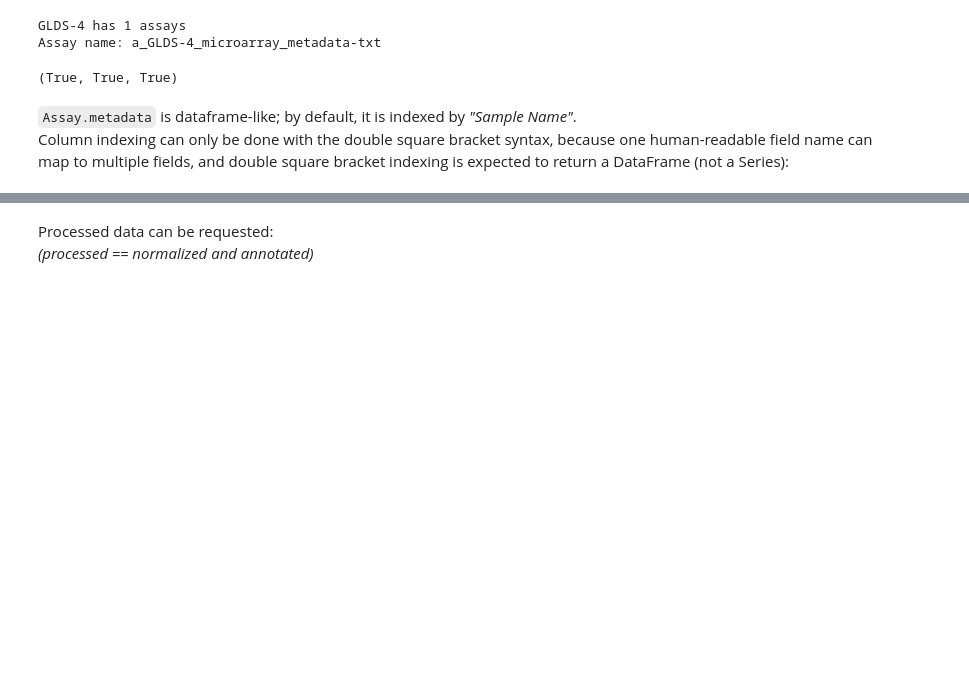
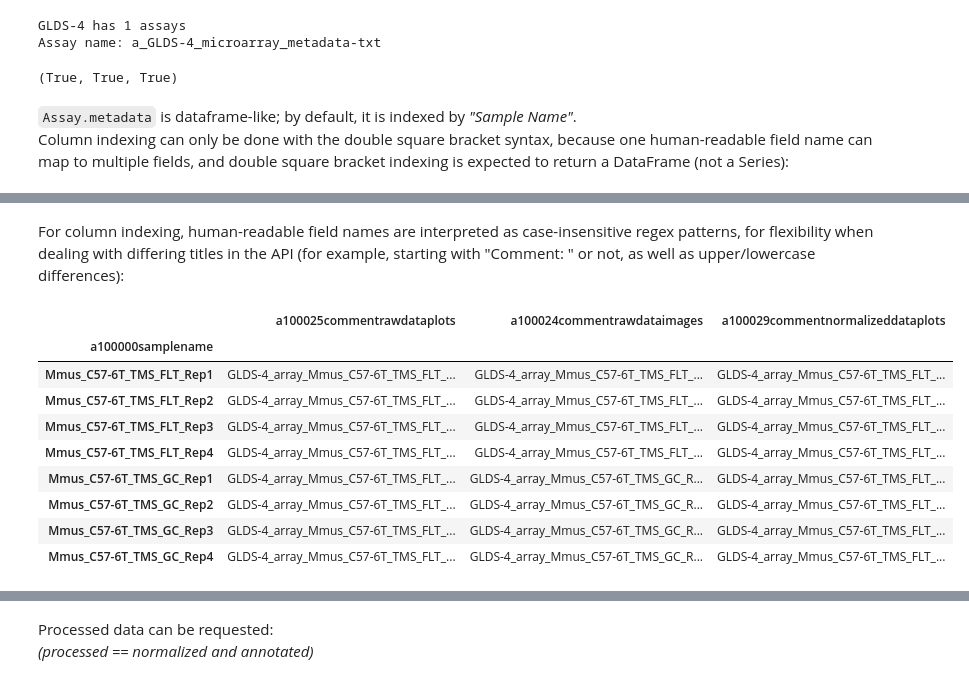
Before and after one commit to LankyCyril/genefab, a Jupyter notebook: genefab-demo.ipynb, the cells around one changed output, grey strips where cells are left out. Saved outputs shown, nothing was run; the diff lists cells and outputs as text; code cells hidden in the pictures; blank space fills up the shorter version.

Commit message:
Modified demo to include new indexing behavior

```diff
--- a/genefab-demo.ipynb
+++ b/genefab-demo.ipynb
@@ -33,3 +33,18 @@ assay.metadata[["Protocol REF"]]
+# %% [markdown]
+For column indexing, human-readable field names are interpreted as case-insensitive regex patterns, for flexibility when dealing with differing titles in the API (for example, starting with "Comment:  " or not, as well as upper/lowercase differences):
+# %%
+assay.metadata[["plots", "images"]]
+# %% [output]
+|  | a100025commentrawdataplots | a100024commentrawdataimages | a100029commentnormalizeddataplots |
+| a100000samplename |  |  |  |
+| Mmus_C57-6T_TMS_FLT_Rep1 | GLDS-4_array_Mmus_C57-6T_TMS_FLT_... | GLDS-4_array_Mmus_C57-6T_TMS_FLT_... | GLDS-4_array_Mmus_C57-6T_TMS_FLT_... |
+| Mmus_C57-6T_TMS_FLT_Rep2 | GLDS-4_array_Mmus_C57-6T_TMS_FLT_... | GLDS-4_array_Mmus_C57-6T_TMS_FLT_... | GLDS-4_array_Mmus_C57-6T_TMS_FLT_... |
+| Mmus_C57-6T_TMS_FLT_Rep3 | GLDS-4_array_Mmus_C57-6T_TMS_FLT_... | GLDS-4_array_Mmus_C57-6T_TMS_FLT_... | GLDS-4_array_Mmus_C57-6T_TMS_FLT_... |
+| Mmus_C57-6T_TMS_FLT_Rep4 | GLDS-4_array_Mmus_C57-6T_TMS_FLT_... | GLDS-4_array_Mmus_C57-6T_TMS_FLT_... | GLDS-4_array_Mmus_C57-6T_TMS_FLT_... |
+| Mmus_C57-6T_TMS_GC_Rep1 | GLDS-4_array_Mmus_C57-6T_TMS_FLT_... | GLDS-4_array_Mmus_C57-6T_TMS_GC_R... | GLDS-4_array_Mmus_C57-6T_TMS_FLT_... |
+| Mmus_C57-6T_TMS_GC_Rep2 | GLDS-4_array_Mmus_C57-6T_TMS_FLT_... | GLDS-4_array_Mmus_C57-6T_TMS_GC_R... | GLDS-4_array_Mmus_C57-6T_TMS_FLT_... |
+| Mmus_C57-6T_TMS_GC_Rep3 | GLDS-4_array_Mmus_C57-6T_TMS_FLT_... | GLDS-4_array_Mmus_C57-6T_TMS_GC_R... | GLDS-4_array_Mmus_C57-6T_TMS_FLT_... |
+| Mmus_C57-6T_TMS_GC_Rep4 | GLDS-4_array_Mmus_C57-6T_TMS_FLT_... | GLDS-4_array_Mmus_C57-6T_TMS_GC_R... | GLDS-4_array_Mmus_C57-6T_TMS_FLT_... |
 # %%
 assay.metadata
 # %% [output]
```
Also changed, not shown: parts of 18 cells of this notebook.
